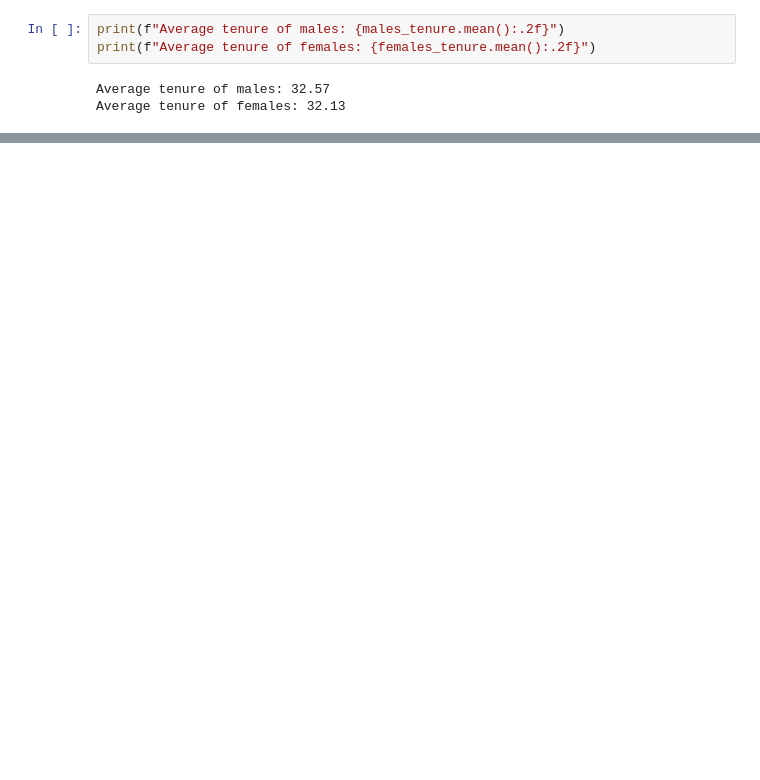
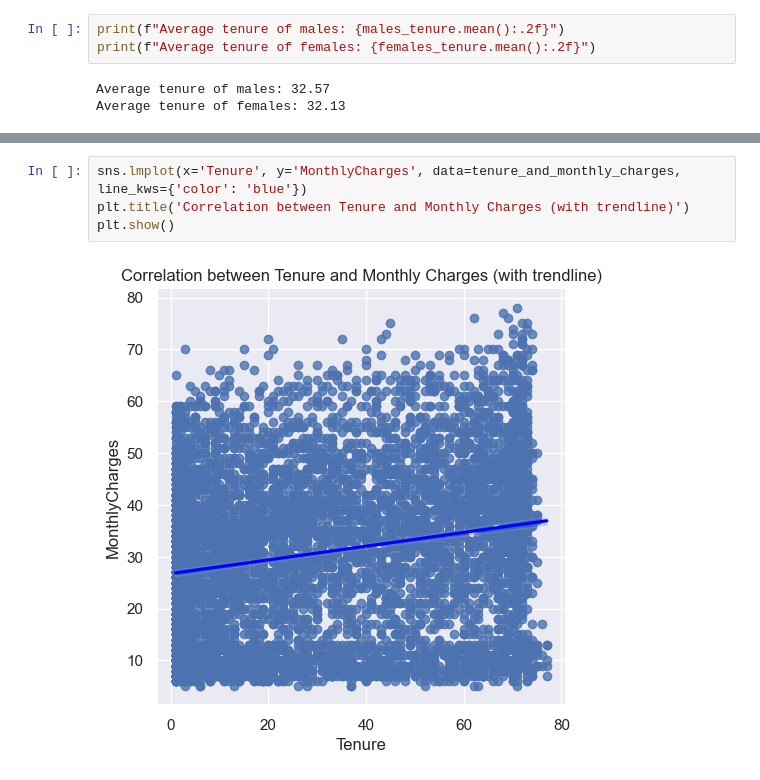
Before and after one commit to pablisch/data-anal-fun-ass-1, a Jupyter notebook: part2.ipynb, the cells around one changed output, grey strips where cells are left out. Saved outputs shown, nothing was run; the diff lists cells and outputs as text; blank space fills up the shorter version.

```diff
--- a/part2.ipynb
+++ b/part2.ipynb
@@ -86,0 +131,6 @@ Average tenure of females: 32.13
+# %%
+sns.lmplot(x='Tenure', y='MonthlyCharges', data=tenure_and_monthly_charges, line_kws={'color': 'blue'})
+plt.title('Correlation between Tenure and Monthly Charges (with trendline)')
+plt.show()
+# %% [output]
+[figure, added]
```
Also changed, not shown: parts of 33 cells of this notebook, 2 other files.
